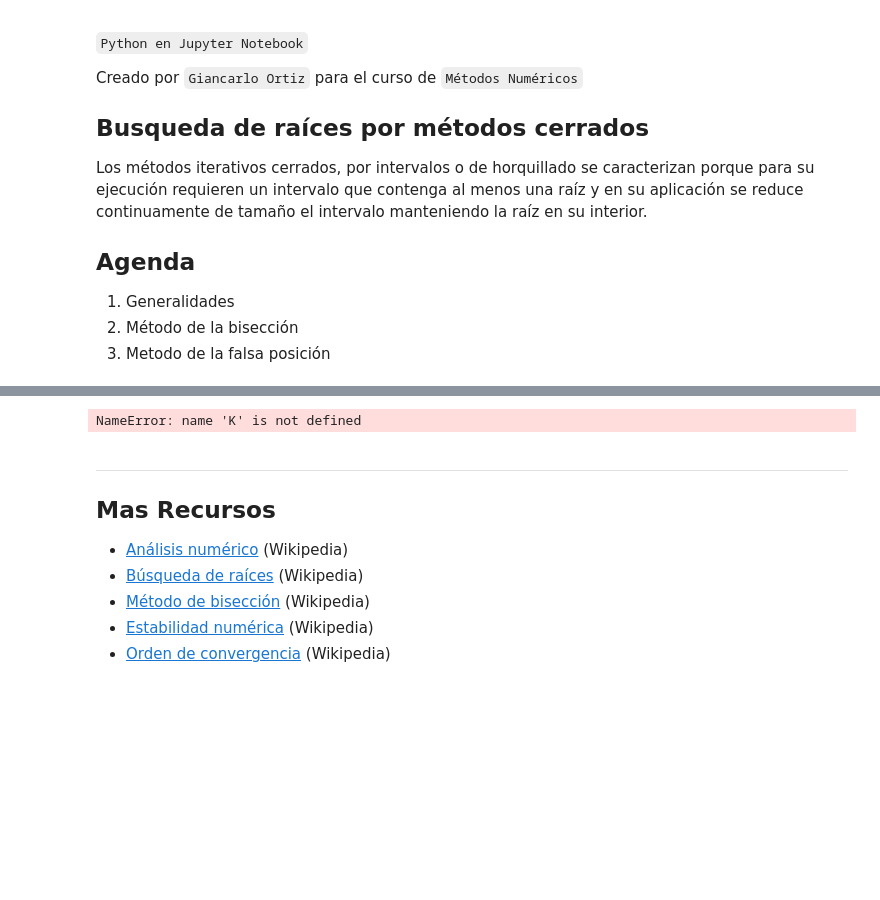
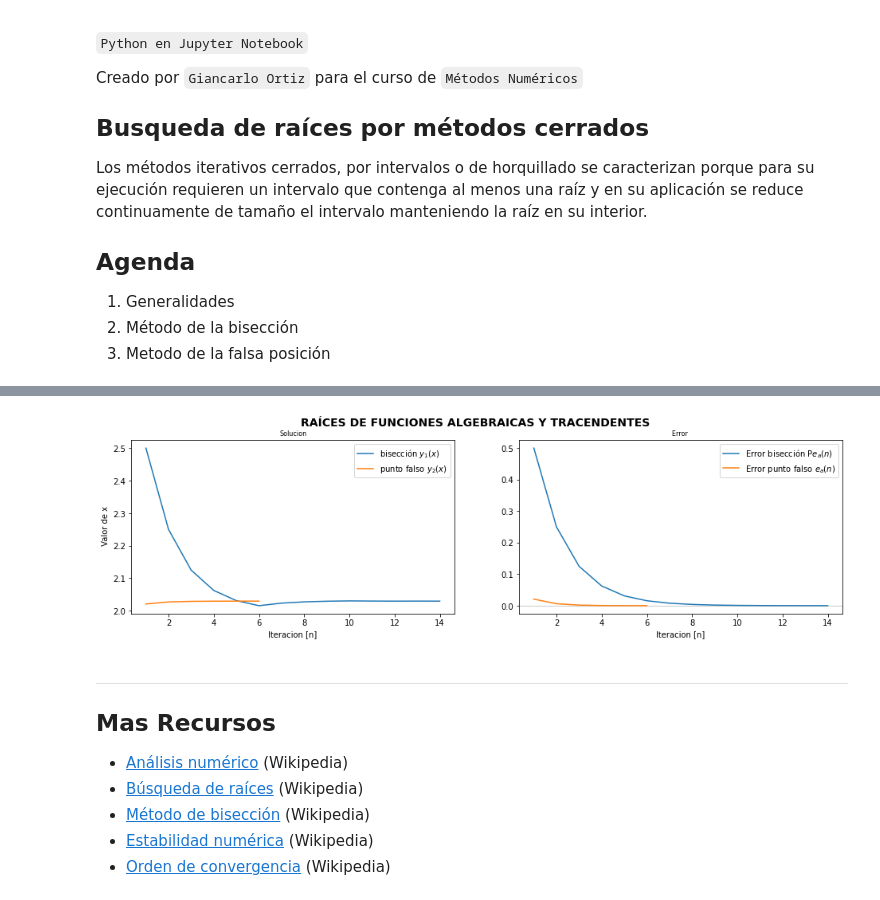
Before and after one commit to GiancarloBenavides/Metodos-Numericos, a Jupyter notebook: Jupyter/22_Metodos_cerrados.ipynb, the cells around one changed output, grey strips where cells are left out. Drawn from its saved outputs; the diff is of its cells as text; code cells hidden in the pictures; blank space fills up the shorter version.

```diff
--- a/Jupyter/22_Metodos_cerrados.ipynb
+++ b/Jupyter/22_Metodos_cerrados.ipynb
@@ -51,7 +51,7 @@ def _buscar_intervalos(fun, ini, fin):
         i += 1
         if fun(i) == 0:
             I.append((i, i))
-        if fun(i) * fun(i+1) < 0:
+        if fun(i) * fun(i+1) <= 0:
             I.append((i, i+1))
         else:
             pass
@@ -167,20 +170,27 @@ def _punto_falso(Func, Xmin, Xmax, Imax, Tmax):
         ## Devoluciones:
             Km (float): valor de x encontrado.
             No (int)  : iteraciones.
-            Tb (str): tabla con evoluvión de iteraciones.
+            ea (float): error absoluto final
+            Li (list): lista de las soluciones, los errores absolutos y la tabla con la evoluvión de iteraciones.
     """
     # Inicializar variables
     Xs = Xmax
     Xi = Xmin
-    Ea = []
+    S = []
+    E = []
     Tb = f"| I # | {'Xi':>8} | {'Xs':>8} | {'ΔX':>9} | {'Xm':>9} | {'Error Abs':>9} | {'Fm':>9} |\n"
     Tb += "-----------------------------------------------------------------------------\n"
     # Iteraciones
     for No in range(1, Imax + 1):
         ΔX = abs(Xs - Xi)
-        ea = ΔX / 2
-        Ea.append(ea)
         Xm = Xi - Func(Xi)*(Xs - Xi) / (Func(Xs) - Func(Xi))
+        if No==1:
+            ea = abs(Xi - Xm)
+        else:
+            ea = abs(S[-1] - Xm)
+        # Almacenamiento de la soluciones y el error
+        S.append(Xm)
+        E.append(ea)
         Fm = Func(Xm)
         Tb += f"| {No:3} | {Xi:8.5f} | {Xs:8.5f} | {ΔX:9.5f} | {Xm:9.5f} | {ea:9.5f} | {Fm:9.5f} |\n"
         if ea < (10**Tmax): break
@@ -189,7 +199,7 @@ def _punto_falso(Func, Xmin, Xmax, Imax, Tmax):
         else:
             Xi = Xm
     #Salida del método
-    return Xm, No, ea, Tb
+    return Xm, No, ea, [S, E, Tb]
 # %%
 # Ecuación de la altura para el movimiento parabólico
 def altura(θ, Vo, ho, t):
@@ -211,5 +221,5 @@ Orden_Tolerancia = -4
 Max_iteraciones = 50
 
 # Buscar raíces
-x1, n1, ea1, tabla1 =   _biseccion(F, Kmin, Kmax, Max_iteraciones, Orden_Tolerancia)
-x2, n2, ea2, tabla2 = _punto_falso(F, Kmin, Kmax, Max_iteraciones, Orden_Tolerancia)
+x1, n1, ea1, paso1 =   _biseccion(F, Kmin, Kmax, Max_iteraciones, Orden_Tolerancia)
+x2, n2, ea2, paso2 = _punto_falso(F, Kmin, Kmax, Max_iteraciones, Orden_Tolerancia)
@@ -235,40 +256,40 @@ print(tabla1)
 # %%
 #
-n = max(n1, n2)
-x = np.linspace(1, n, n, endpoint=True)
+x1 = np.linspace(1, n1, n1, endpoint=True)
+x2 = np.linspace(1, n2, n2, endpoint=True)
 
 # Funciones de solución y error
-y1 = K
-e1 = E
-y2 = K
-e2 = E
+y1 = paso1[0]
+e1 = paso1[1]
+y2 = paso2[0]
+e2 = paso2[1]
 
 # Gráficas
 #-------------------
 fig, ax = plt.subplots(1, 2)
 fig.set_size_inches(16, 4)
 fig.suptitle('Raíces de funciones algebraicas y tracendentes'.upper(), fontsize=14, fontweight="bold")
 
 # Gráficas 1
 # ax[0].axhline(y = 0, linewidth=1.0, color="#ccc")
-ax[0].plot(x, y1, label="bisección $y_1(x)$")
-ax[0].plot(x, y2, label="punto falso $y_2(x)$")
+ax[0].plot(x1, y1, label="bisección $y_1(x)$")
+ax[0].plot(x2, y2, label="punto falso $y_2(x)$")
 ax[0].set_title("Solucion", fontsize=8)
 ax[0].set_ylabel(" Valor de x")
 ax[0].set_xlabel("Iteracion [n]")
 ax[0].legend()
 
 # Gráficas 2
 ax[1].axhline(y = 0, linewidth=1.0, color="#ccc")
-ax[1].plot(x, e1, label="Error bisección P$e_a(n)$")
-ax[1].plot(x, e2, label="Error punto falso $e_a(n)$")
+ax[1].plot(x1, e1, label="Error bisección P$e_a(n)$")
+ax[1].plot(x2, e2, label="Error punto falso $e_a(n)$")
 ax[1].set_title("Error ", fontsize=8)
 ax[1].set_xlabel("Iteracion [n]")
 ax[1].legend()
 
 plt.show()
 # %% [output]
-NameError: name 'K' is not defined
+[figure, added]
 # %% [markdown]
 ---
 ## Mas Recursos
```
Also changed, not shown: parts of 4 cells of this notebook, 1 other file.
